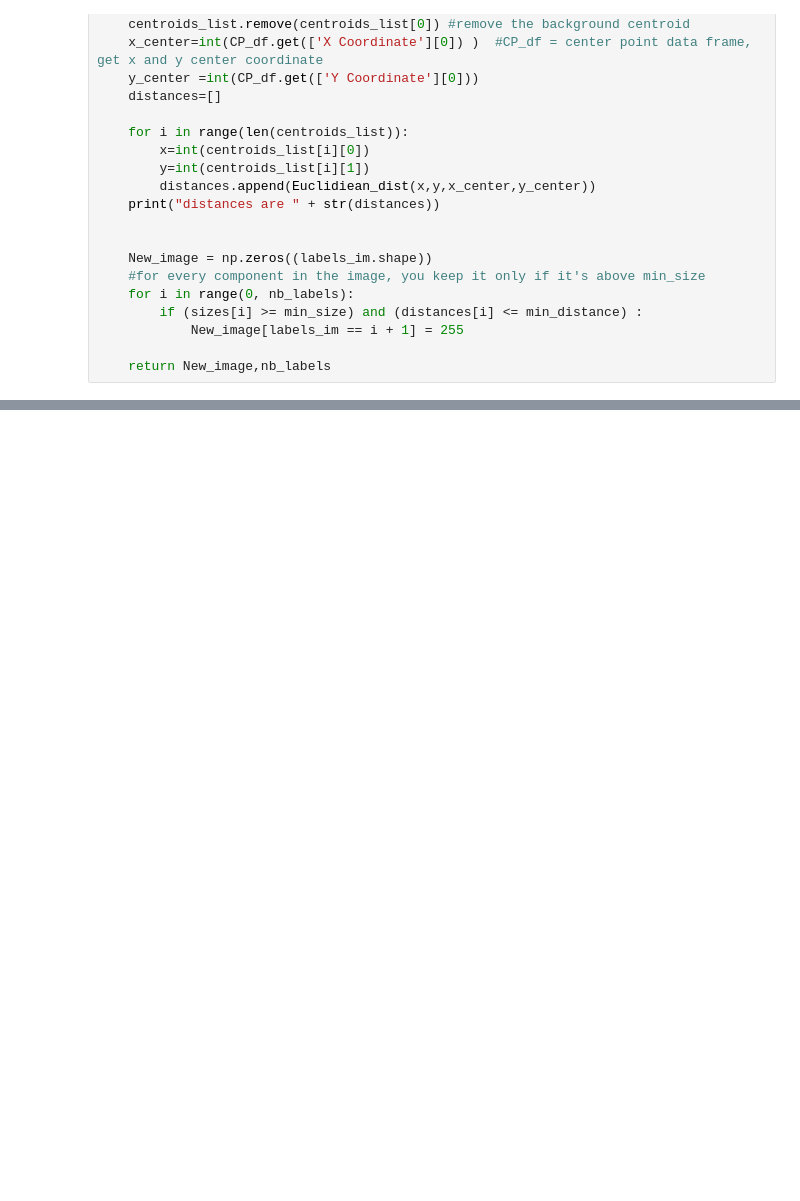
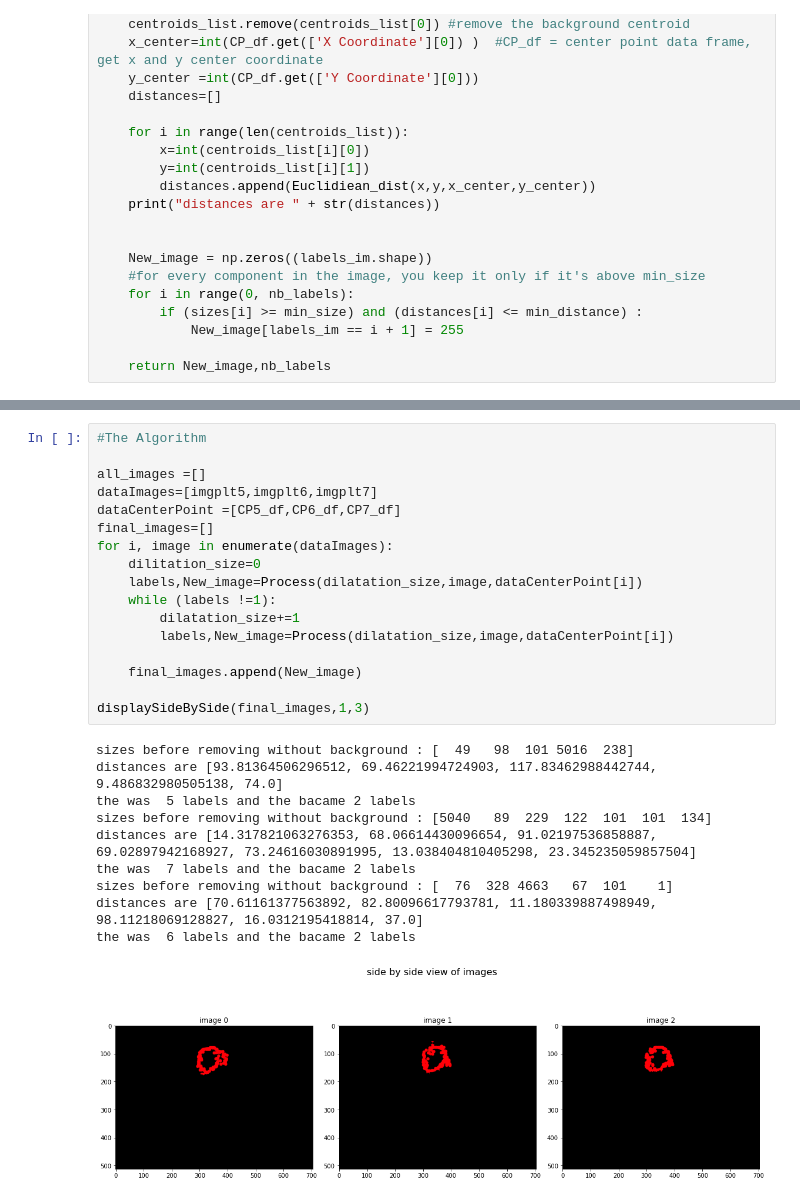
Before and after one commit to yousraBRK/Vesicule_Segmentation_with_ContourRegularisation, a Jupyter notebook: Code.ipynb, the cells around one changed output, grey strips where cells are left out. Cells and saved outputs as stored; diff of their text form; blank space fills up the shorter version.

```diff
--- a/Code.ipynb
+++ b/Code.ipynb
@@ -365,0 +335,28 @@ for i, image in enumerate(dataImages):
+# %%
+#The Algorithm
+
+all_images =[]
+dataImages=[imgplt5,imgplt6,imgplt7]
+dataCenterPoint =[CP5_df,CP6_df,CP7_df]
+final_images=[]
+for i, image in enumerate(dataImages):
+    dilitation_size=0
+    labels,New_image=Process(dilatation_size,image,dataCenterPoint[i])
+    while (labels !=1):
+        dilatation_size+=1
+        labels,New_image=Process(dilatation_size,image,dataCenterPoint[i])
+
+    final_images.append(New_image)
+
+displaySideBySide(final_images,1,3)
+# %% [output]
+sizes before removing without background : [  49   98  101 5016  238]
+distances are [93.81364506296512, 69.46221994724903, 117.83462988442744, 9.486832980505138, 74.0]
+the was  5 labels and the bacame 2 labels
+sizes before removing without background : [5040   89  229  122  101  101  134]
+distances are [14.317821063276353, 68.06614430096654, 91.02197536858887, 69.02897942168927, 73.24616030891995, 13.038404810405298, 23.345235059857504]
+the was  7 labels and the bacame 2 labels
+sizes before removing without background : [  76  328 4663   67  101    1]
+distances are [70.61161377563892, 82.80096617793781, 11.180339887498949, 98.11218069128827, 16.0312195418814, 37.0]
+the was  6 labels and the bacame 2 labels
+[figure, added]
```
Also changed, not shown: parts of 4 cells of this notebook.
